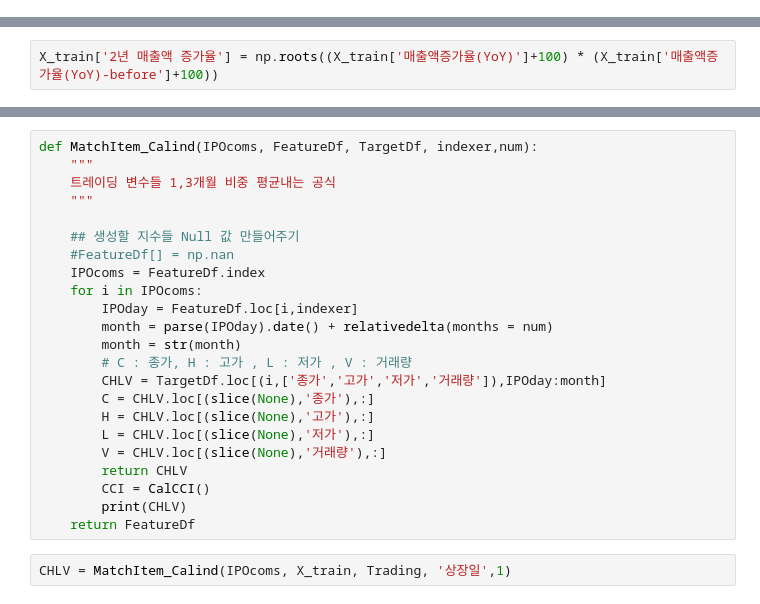
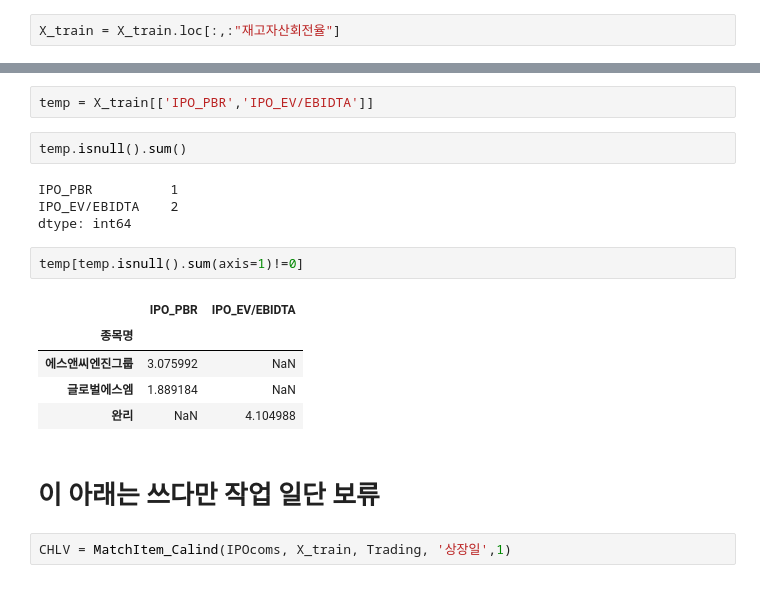
Before and after one commit to BigDataIPO/IPO, a Jupyter notebook: IPO/Data_Clean_WS.ipynb, the cells around one changed output, grey strips where cells are left out. Saved outputs shown, nothing was run; the diff lists cells and outputs as text.

Commit message:
calculate Finance indexes

```diff
--- a/IPO/Data_Clean_WS.ipynb
+++ b/IPO/Data_Clean_WS.ipynb
@@ -40,2 +164,4 @@ temp.describe()
+# %%
+X_train = X_train.loc[:,:"재고자산회전율"]
 # %%
 X_train
@@ -42,2 +182,0 @@ X_train
-# %%
-X_train['2년 매출액 증가율'] = np.roots((X_train['매출액증가율(YoY)']+100) * (X_train['매출액증가율(YoY)-before']+100))
@@ -91,26 +183,21 @@ array(['종가', '시가', '고가', '저가', '거래량', '거래량회전율'
-# %%
-def MatchItem_Calind(IPOcoms, FeatureDf, TargetDf, indexer,num):
-    """
-    트레이딩 변수들 1,3개월 비중 평균내는 공식
-    """
-
-    ## 생성할 지수들 Null 값 만들어주기
-    #FeatureDf[] = np.nan
-    IPOcoms = FeatureDf.index
-    for i in IPOcoms:
-        IPOday = FeatureDf.loc[i,indexer]
-        month = parse(IPOday).date() + relativedelta(months = num)
-        month = str(month)
-        # C : 종가, H : 고가 , L : 저가 , V : 거래량
-        CHLV = TargetDf.loc[(i,['종가','고가','저가','거래량']),IPOday:month]
-        C = CHLV.loc[(slice(None),'종가'),:]
-        H = CHLV.loc[(slice(None),'고가'),:]
-        L = CHLV.loc[(slice(None),'저가'),:]
-        V = CHLV.loc[(slice(None),'거래량'),:]
-        return CHLV
-        CCI = CalCCI()
-        print(CHLV)
-    return FeatureDf
+# %%
+temp = X_train[['IPO_PBR','IPO_EV/EBIDTA']]
+# %%
+temp.isnull().sum()
+# %% [output]
+IPO_PBR          1
+IPO_EV/EBIDTA    2
+dtype: int64
+# %%
+temp[temp.isnull().sum(axis=1)!=0]
+# %% [output]
+|  | IPO_PBR | IPO_EV/EBIDTA |
+| 종목명 |  |  |
+| 에스앤씨엔진그룹 | 3.075992 | NaN |
+| 글로벌에스엠 | 1.889184 | NaN |
+| 완리 | NaN | 4.104988 |
+# %% [markdown]
+# 이 아래는 쓰다만 작업 일단 보류
 # %%
 CHLV = MatchItem_Calind(IPOcoms, X_train, Trading, '상장일',1)
 # %%
```
Also changed, not shown: parts of 40 cells of this notebook, 1 other file.
